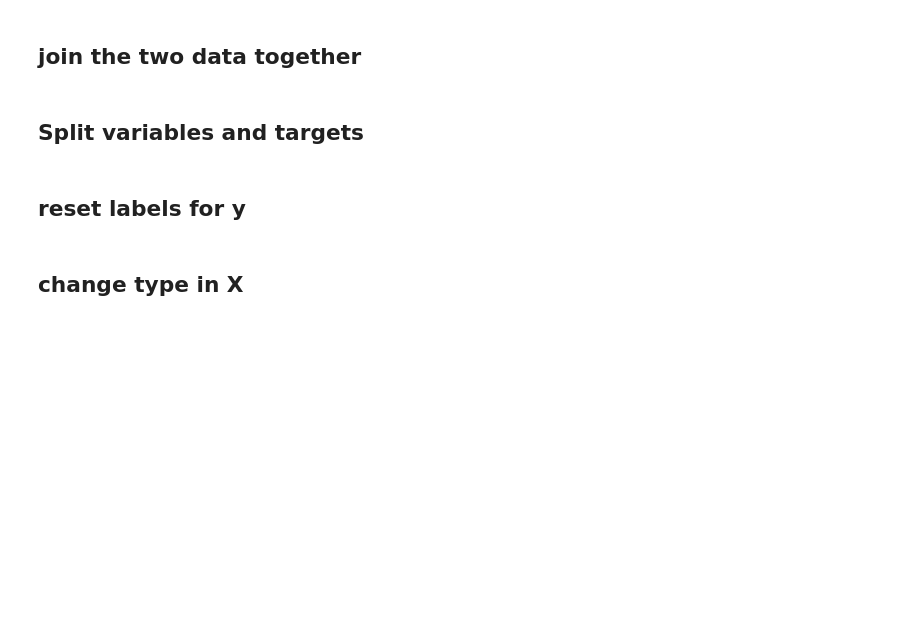
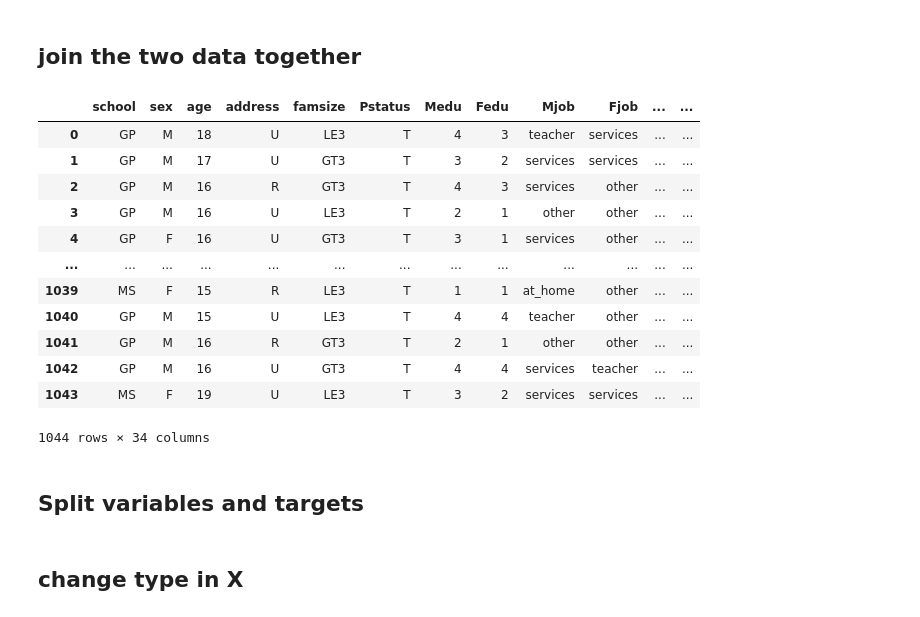
Before and after one commit to notfakearcher/yanjun, a Jupyter notebook: 01_topics/machine_learning/supervised_learning/bagging.ipynb, the cells around one changed output. Saved outputs shown, nothing was run; the diff lists cells and outputs as text; code cells hidden in the pictures; blank space fills up the shorter version.

```diff
--- a/01_topics/machine_learning/supervised_learning/bagging.ipynb
+++ b/01_topics/machine_learning/supervised_learning/bagging.ipynb
@@ -51,20 +52,35 @@ math.head()
 # %%
 m,n = math.shape
 m1,n1 = portuguese.shape
 
 #  add each subject to each profile
 subject = ['math']*m
 math['subject'] = subject
 
 subject1 = ['portuguese']*m1
 portuguese['subject'] = subject1
 
 # join the two dataframe together
 p_m = pd.concat([math, portuguese])
 p_m
 
 # shuffle all rows in the pM dataframe
-p_m = p_m.sample(frac = 1).reindex()
+p_m = p_m.sample(frac = 1).reset_index(drop = 'index')
+p_m
+# %% [output]
+|  | school | sex | age | address | famsize | Pstatus | Medu | Fedu | Mjob | Fjob | ... | ... |
+| 0 | GP | M | 18 | U | LE3 | T | 4 | 3 | teacher | services | ... | ... |
+| 1 | GP | M | 17 | U | GT3 | T | 3 | 2 | services | services | ... | ... |
+| 2 | GP | M | 16 | R | GT3 | T | 4 | 3 | services | other | ... | ... |
+| 3 | GP | M | 16 | U | LE3 | T | 2 | 1 | other | other | ... | ... |
+| 4 | GP | F | 16 | U | GT3 | T | 3 | 1 | services | other | ... | ... |
+| ... | ... | ... | ... | ... | ... | ... | ... | ... | ... | ... | ... | ... |
+| 1039 | MS | F | 15 | R | LE3 | T | 1 | 1 | at_home | other | ... | ... |
+| 1040 | GP | M | 15 | U | LE3 | T | 4 | 4 | teacher | other | ... | ... |
+| 1041 | GP | M | 16 | R | GT3 | T | 2 | 1 | other | other | ... | ... |
+| 1042 | GP | M | 16 | U | GT3 | T | 4 | 4 | services | teacher | ... | ... |
+| 1043 | MS | F | 19 | U | LE3 | T | 3 | 2 | services | services | ... | ... |
+1044 rows × 34 columns
 # %% [markdown]
 ## Split variables and targets
 # %%
@@ -80,2 +91,0 @@ y = np.ravel(y)
-# %% [markdown]
-## reset labels for y
```
Also changed, not shown: parts of 19 cells of this notebook.
